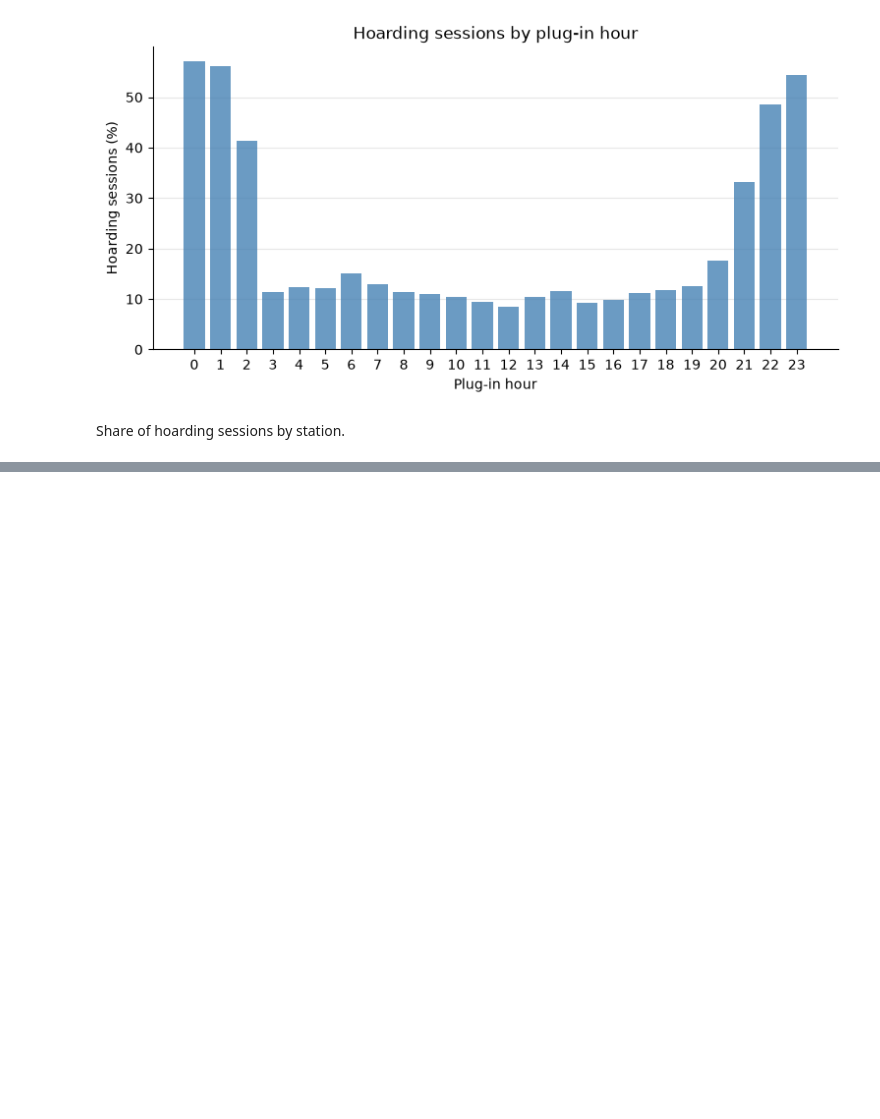
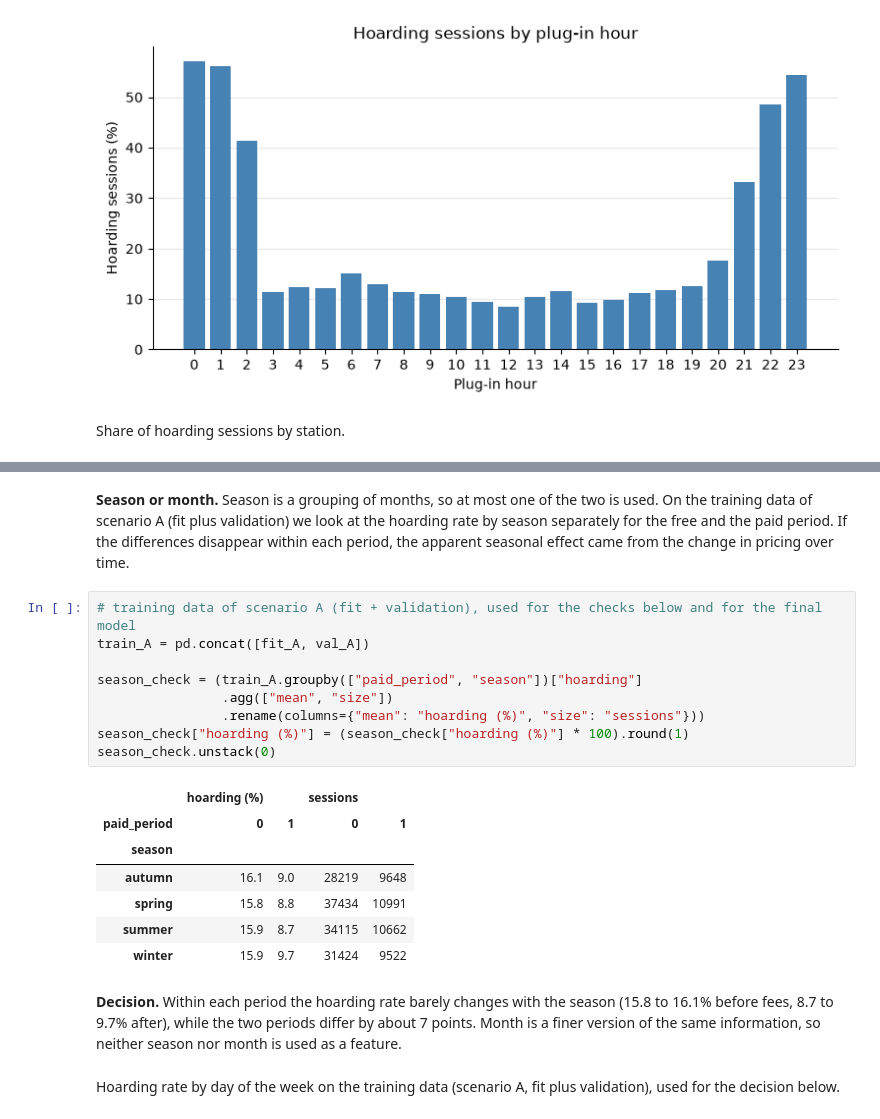
Before and after one commit to Teresa7810/Introduction-to-Business-Analytics, a Jupyter notebook: 4. Exploratory.ipynb, the cells around one changed output, grey strips where cells are left out. Cells and saved outputs as stored; diff of their text form; blank space fills up the shorter version.

```diff
--- a/4. Exploratory.ipynb
+++ b/4. Exploratory.ipynb
@@ -183,0 +303,23 @@ MPL #1 to #3 have the highest hoarding rates (27 to 33%), but they are among the
+# %% [markdown]
+**Season or month.** Season is a grouping of months, so at most one of the two is used. On the training data of scenario A (fit plus validation) we look at the hoarding rate by season separately for the free and the paid period. If the differences disappear within each period, the apparent seasonal effect came from the change in pricing over time.
+# %%
+# training data of scenario A (fit + validation), used for the checks below and for the final model
+train_A = pd.concat([fit_A, val_A])
+
+season_check = (train_A.groupby(["paid_period", "season"])["hoarding"]
+                .agg(["mean", "size"])
+                .rename(columns={"mean": "hoarding (%)", "size": "sessions"}))
+season_check["hoarding (%)"] = (season_check["hoarding (%)"] * 100).round(1)
+season_check.unstack(0)
+# %% [output]
+|  | hoarding (%) |  | sessions |  |
+| paid_period | 0 | 1 | 0 | 1 |
+| season |  |  |  |  |
+| autumn | 16.1 | 9.0 | 28219 | 9648 |
+| spring | 15.8 | 8.8 | 37434 | 10991 |
+| summer | 15.9 | 8.7 | 34115 | 10662 |
+| winter | 15.9 | 9.7 | 31424 | 9522 |
+# %% [markdown]
+**Decision.** Within each period the hoarding rate barely changes with the season (15.8 to 16.1% before fees, 8.7 to 9.7% after), while the two periods differ by about 7 points. Month is a finer version of the same information, so neither season nor month is used as a feature.
+# %% [markdown]
+Hoarding rate by day of the week on the training data (scenario A, fit plus validation), used for the decision below.
```
Also changed, not shown: parts of 38 cells of this notebook.
